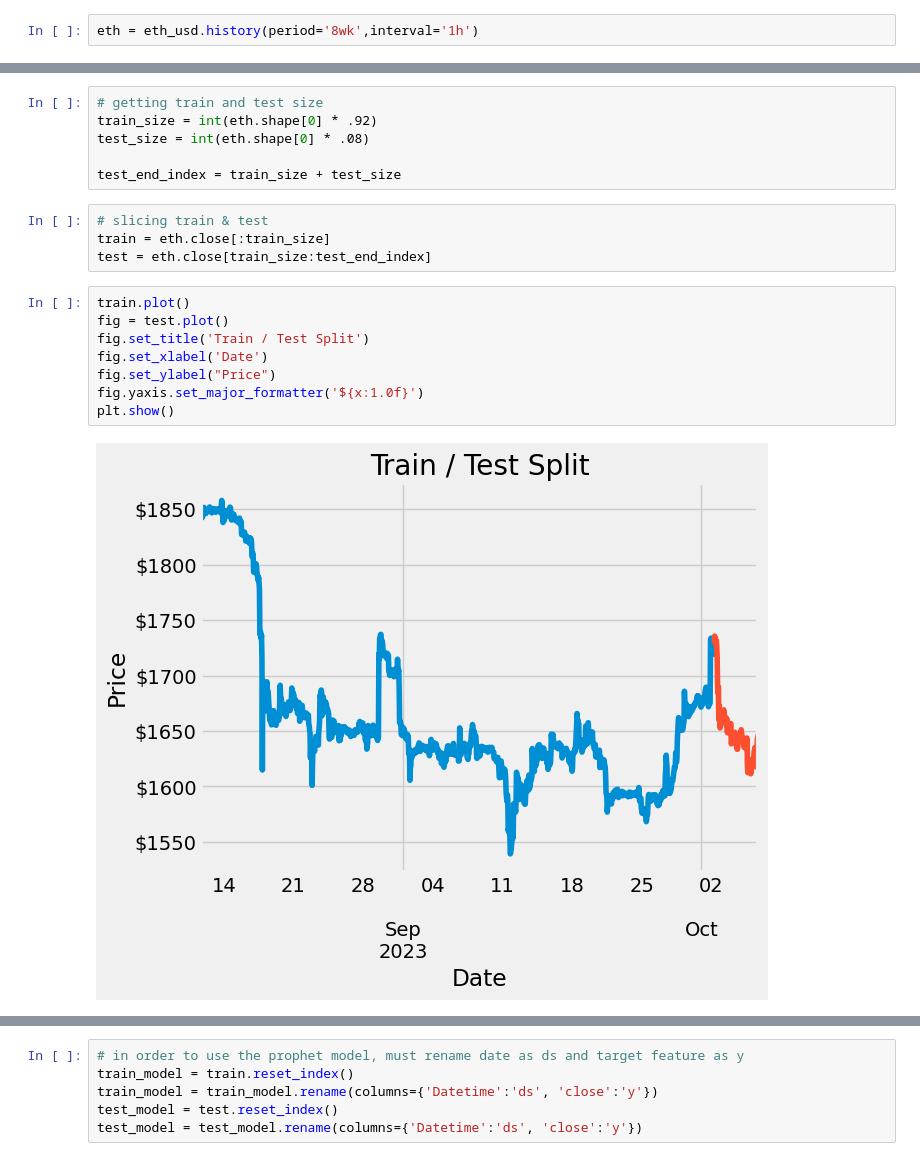
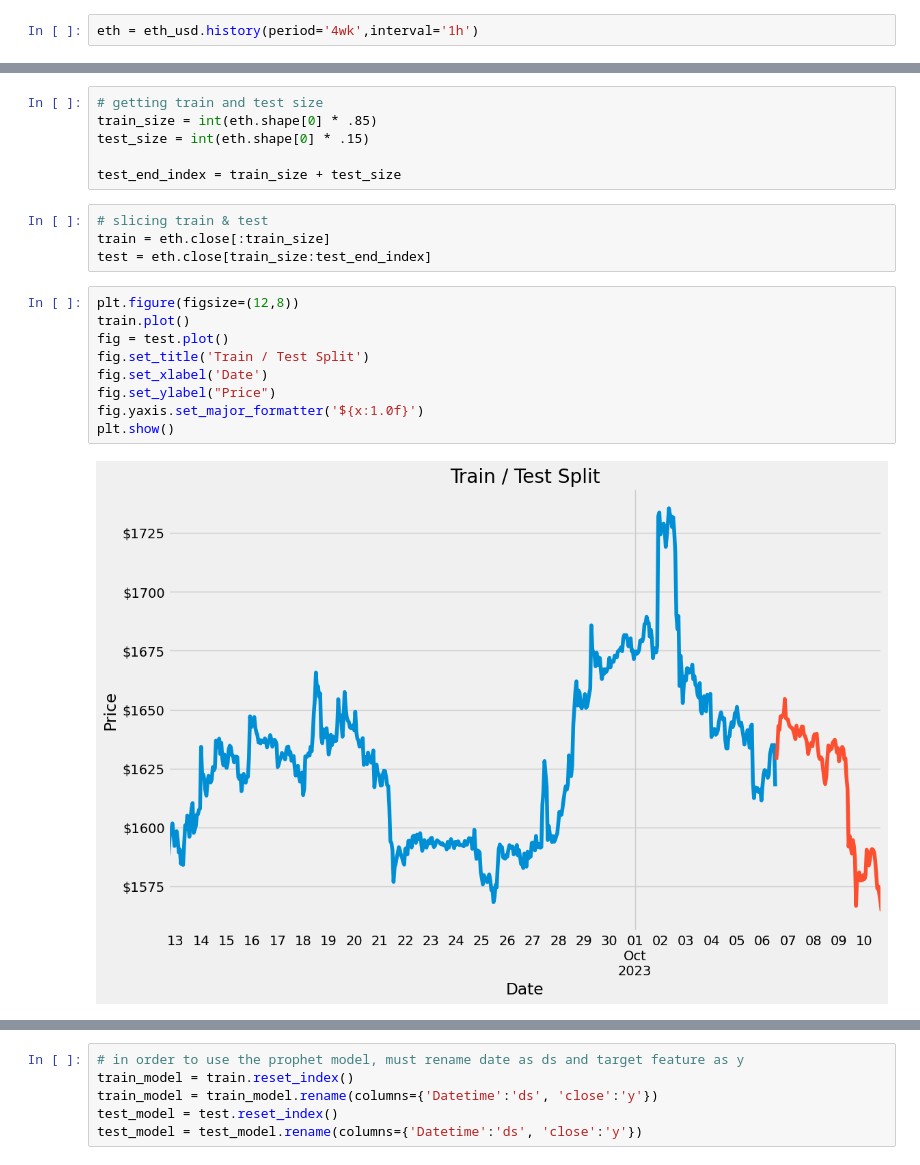
Before and after one commit to jeremiah-toribio/ethy-prophet, a Jupyter notebook: eth.ipynb, the cells around one changed output, grey strips where cells are left out. Saved outputs shown, nothing was run; the diff lists cells and outputs as text.

```diff
--- a/eth.ipynb
+++ b/eth.ipynb
@@ -79,7 +79,7 @@ pd.DataFrame([eth_usd.info]).T.reset_index()
 ### For concurrency and reproducibility;
 <h3 style='background-color=DodgerBlue'> That the amount of data pulled would varie based on the volatility of the historical data </h3>
 # %%
-eth = eth_usd.history(period='8wk',interval='1h')
+eth = eth_usd.history(period='4wk',interval='1h')
 # %%
 eth.to_csv('./eth.csv')
 !cp eth.csv "drive/My Drive/"
@@ -160,8 +181,8 @@ Using **92%** *train* and **8%** *test* \
 <font color='blue'>This is determined since the price predicted is only on a 4-hour basis, a smaller test size would be better for a smaller time frame <font>
 # %%
 # getting train and test size
-train_size = int(eth.shape[0] * .92)
-test_size = int(eth.shape[0] * .08)
+train_size = int(eth.shape[0] * .85)
+test_size = int(eth.shape[0] * .15)
 
 test_end_index = train_size + test_size
 # %%
@@ -169,15 +190,16 @@ test_end_index = train_size + test_size
 train = eth.close[:train_size]
 test = eth.close[train_size:test_end_index]
 # %%
+plt.figure(figsize=(12,8))
 train.plot()
 fig = test.plot()
 fig.set_title('Train / Test Split')
 fig.set_xlabel('Date')
 fig.set_ylabel("Price")
 fig.yaxis.set_major_formatter('${x:1.0f}')
 plt.show()
 # %% [output]
-[figure, old version]
+[figure, new version]
 # %%
 # to visualize
 print(f'Train shape: {train.shape}, Test shape: {test.shape} , Eth shape: {eth.shape}')
```
Also changed, not shown: parts of 34 cells of this notebook.
